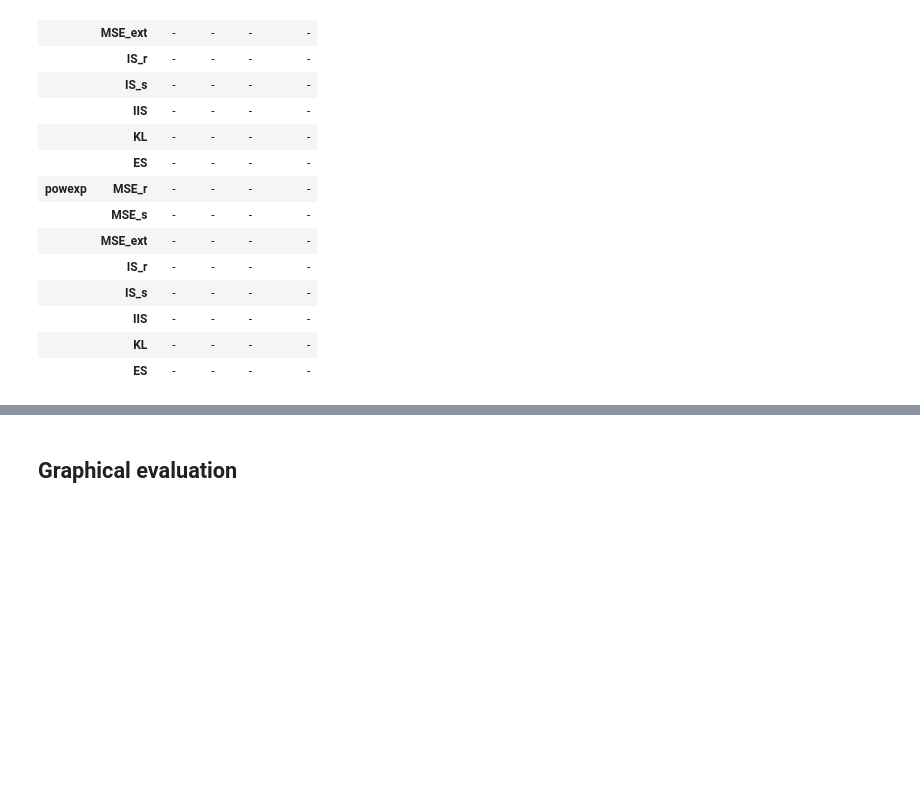
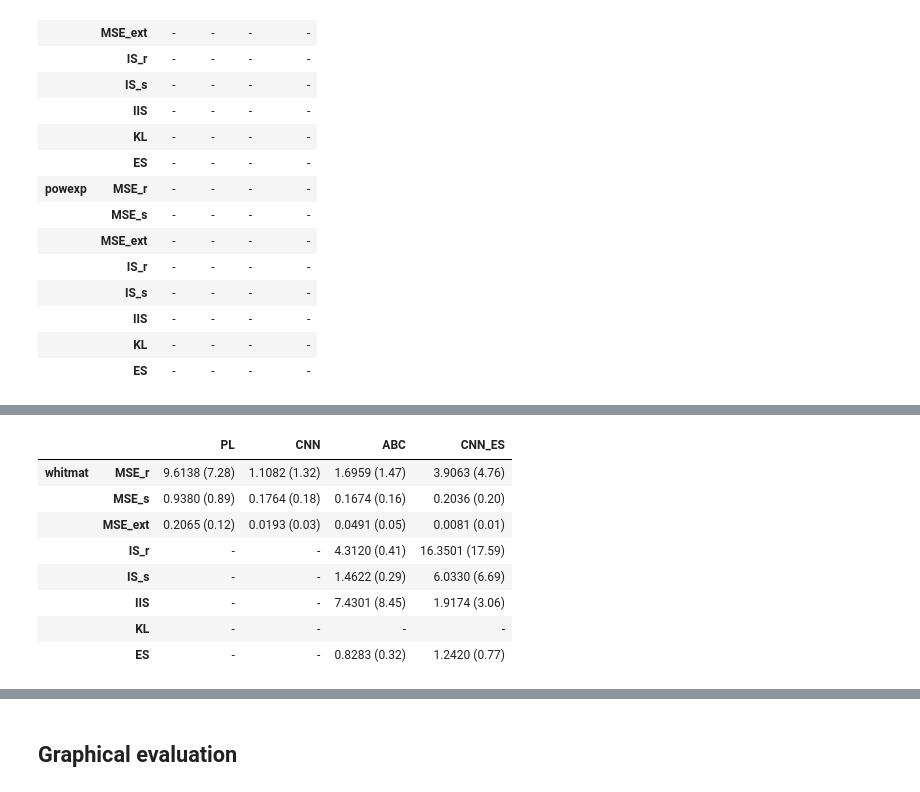
Before and after one commit to cbuelt/thesis, a Jupyter notebook: evaluation/evaluate_results.ipynb, the cells around one changed output, grey strips where cells are left out. Drawn from its saved outputs; the diff is of its cells as text; code cells hidden in the pictures; blank space fills up the shorter version.

```diff
--- a/evaluation/evaluate_results.ipynb
+++ b/evaluation/evaluate_results.ipynb
@@ -125,0 +170,27 @@ print(results.to_latex(index=True,
+# %%
+model = "whitmat"
+# Load true parameters
+true_parameters = pyreadr.read_r(data_path+model+"_test_params.RData")["test_params"].to_numpy()[0:n_test]
+# Load PL
+pl = pyreadr.read_r(results_path+model+"_pl.RData")["results"].to_numpy()[0:n_test,0:2]
+# Load ABC
+abc = xr.open_dataset(results_path + model + "_abc_results.nc").results.data[:,0:2]
+# Load normal network
+cnn = np.load(results_path+model+"_cnn.npy")[0:n_test]
+
+# Load energy network
+cnn_es = np.load(results_path+model+"_cnn_es.npy")[0:n_test]
+
+results = fill_metrics(results, model, true_parameters, pl, abc, cnn, cnn_es, model2 = "powexp")
+# %%
+results
+# %% [output]
+|  |  | PL | CNN | ABC | CNN_ES |
+| whitmat | MSE_r | 9.6138 (7.28) | 1.1082 (1.32) | 1.6959 (1.47) | 3.9063 (4.76) |
+|  | MSE_s | 0.9380 (0.89) | 0.1764 (0.18) | 0.1674 (0.16) | 0.2036 (0.20) |
+|  | MSE_ext | 0.2065 (0.12) | 0.0193 (0.03) | 0.0491 (0.05) | 0.0081 (0.01) |
+|  | IS_r | - | - | 4.3120 (0.41) | 16.3501 (17.59) |
+|  | IS_s | - | - | 1.4622 (0.29) | 6.0330 (6.69) |
+|  | IIS | - | - | 7.4301 (8.45) | 1.9174 (3.06) |
+|  | KL | - | - | - | - |
+|  | ES | - | - | 0.8283 (0.32) | 1.2420 (0.77) |
```
Also changed, not shown: parts of 16 cells of this notebook, 7 other files.
